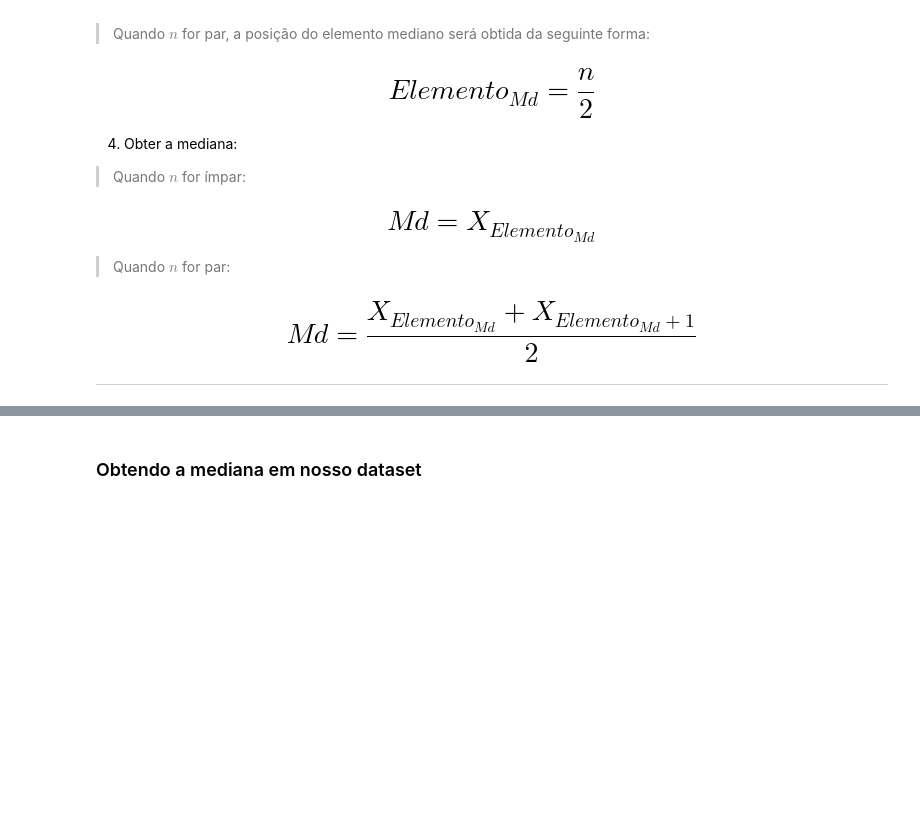
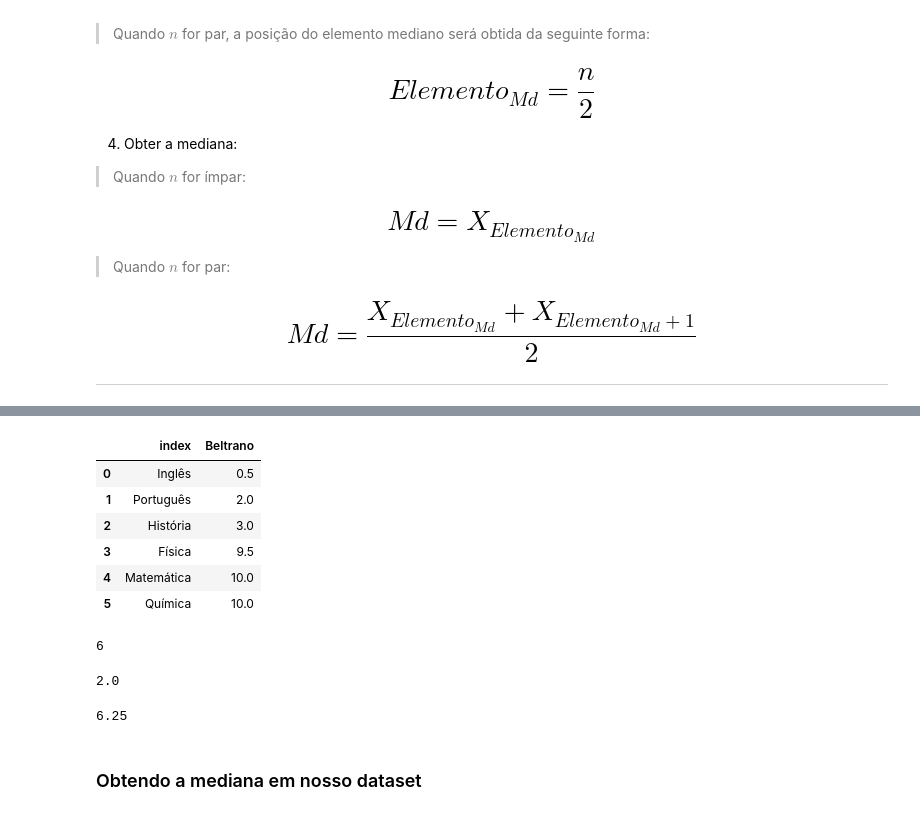
Before and after one commit to PedroTomasini/estatistica_frequencias_medidas, a Jupyter notebook: Curso_de_Estatística_Parte_1.ipynb, the cells around one changed output, grey strips where cells are left out. Saved outputs shown, nothing was run; the diff lists cells and outputs as text; code cells hidden in the pictures; blank space fills up the shorter version.

```diff
--- a/Curso_de_Estatística_Parte_1.ipynb
+++ b/Curso_de_Estatística_Parte_1.ipynb
@@ -659,3 +744,6 @@ Para obtermos a mediana de uma conjunto de dados devemos proceder da seguinte ma
 ### Exemplo 2 - n par
 
 <img src='https://caelum-online-public.s3.amazonaws.com/1177-estatistica-parte1/01/img003.png' width='50%' style="float:left">
+# %%
+notas_beltrano = df.Beltrano.sample(6, random_state = 101)
+notas_beltrano
@@ -661,0 +758,3 @@ Para obtermos a mediana de uma conjunto de dados devemos proceder da seguinte ma
+# %%
+notas_beltrano = notas_beltrano.sort_values()
+notas_beltrano
@@ -661,0 +769,21 @@ Para obtermos a mediana de uma conjunto de dados devemos proceder da seguinte ma
+# %%
+notas_beltrano = notas_beltrano.reset_index()
+notas_beltrano
+# %% [output]
+|  | index | Beltrano |
+| 0 | Inglês | 0.5 |
+| 1 | Português | 2.0 |
+| 2 | História | 3.0 |
+| 3 | Física | 9.5 |
+| 4 | Matemática | 10.0 |
+| 5 | Química | 10.0 |
+# %%
+n = notas_beltrano.shape[0]
+n
+# %% [output]
+6
+# %%
+elemento_md_pr = ( n / 2) - 1
+elemento_md_pr
+# %% [output]
+2.0
@@ -662,2 +793,7 @@ Para obtermos a mediana de uma conjunto de dados devemos proceder da seguinte ma
+# %%
+mediana = (elemente_md1 + elemente_md2) / 2
+mediana
+# %% [output]
+6.25
 # %% [markdown]
 ### Obtendo a mediana em nosso dataset
```
Also changed, not shown: parts of 17 cells of this notebook.
